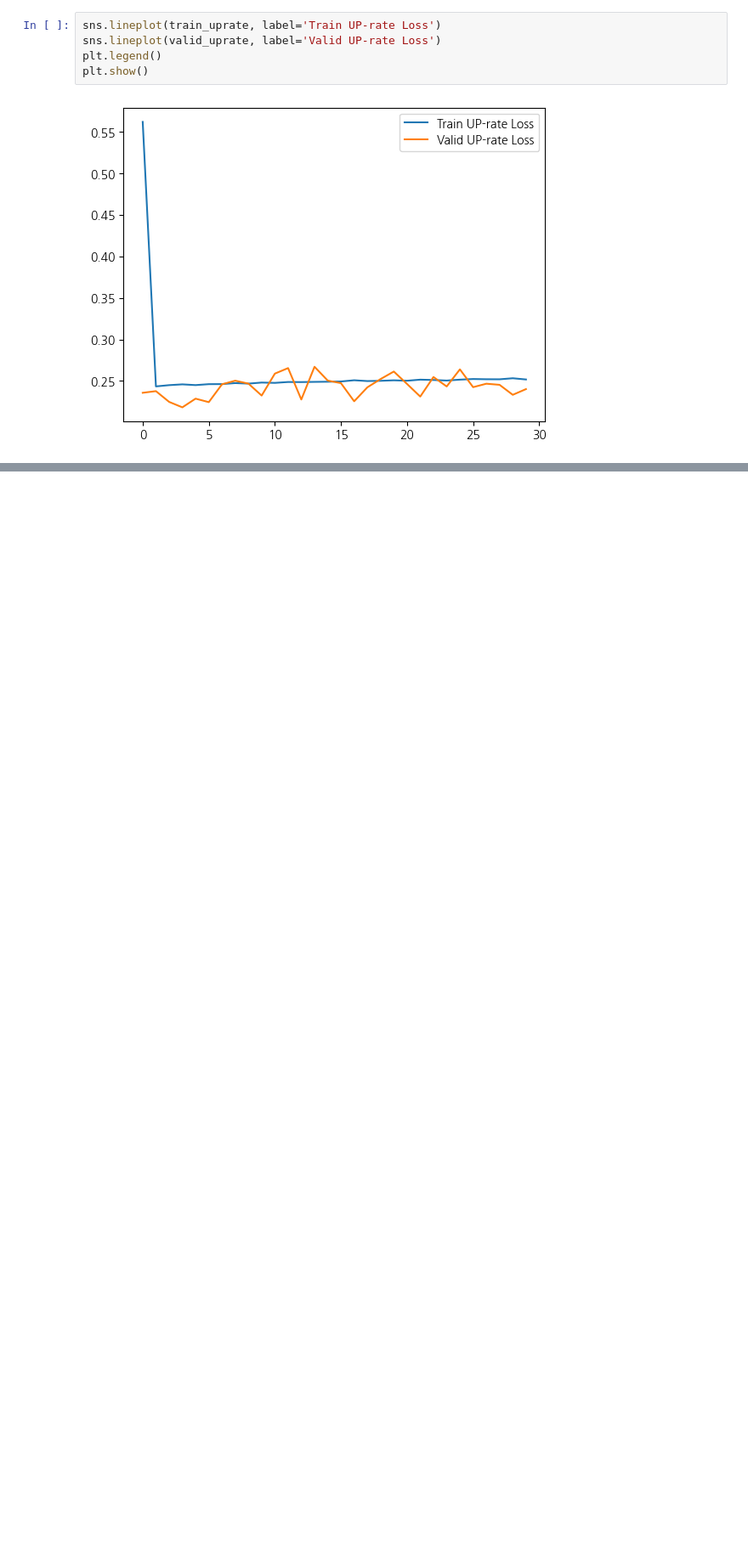
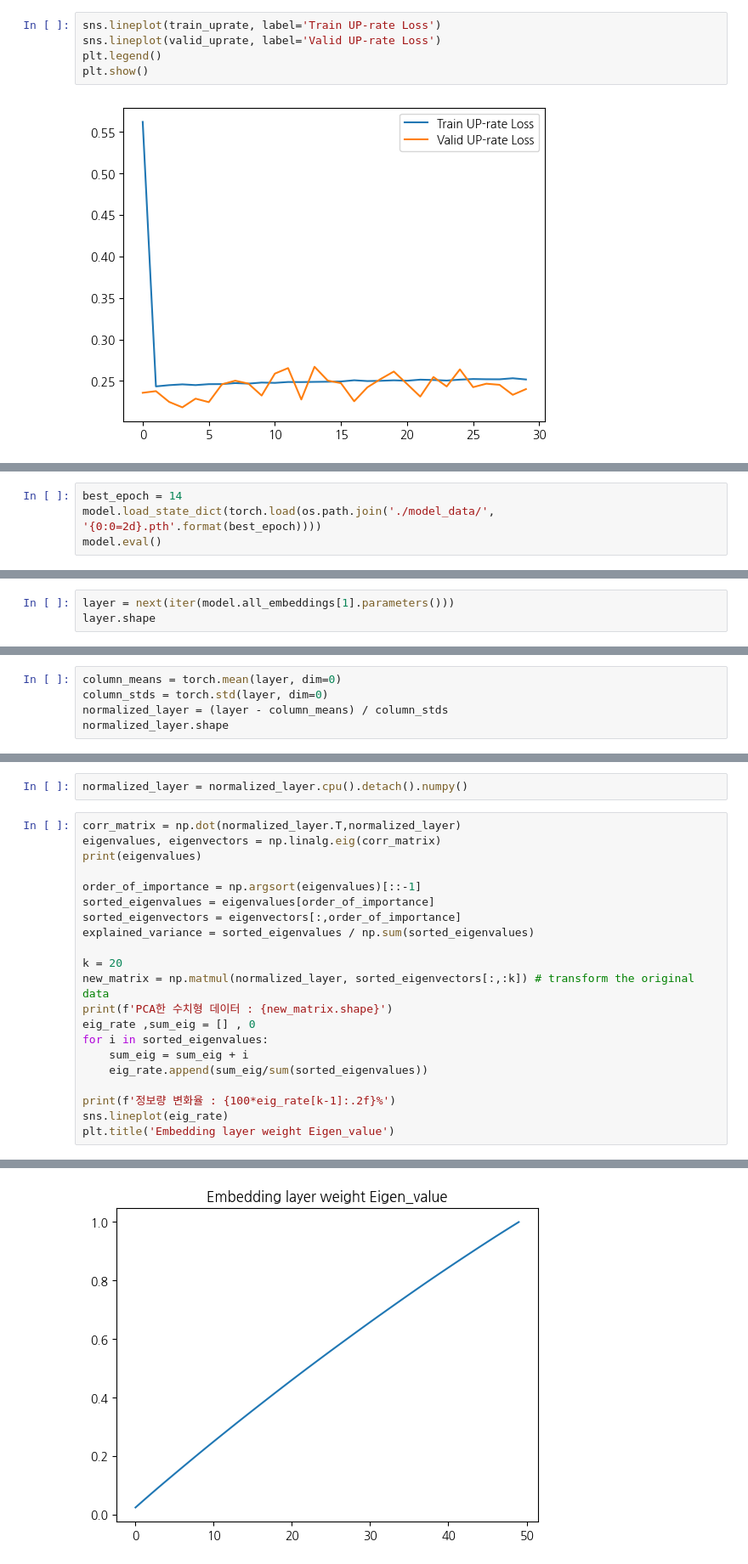
Before and after one commit to mindang/KDT-AI-Assinment, a Jupyter notebook: week7_Assignment/PCA_test_with_Embedding.ipynb, the cells around one changed output, grey strips where cells are left out. Shown at 85% size. Drawn from its saved outputs; the diff is of its cells as text; blank space fills up the shorter version.

```diff
--- a/week7_Assignment/PCA_test_with_Embedding.ipynb
+++ b/week7_Assignment/PCA_test_with_Embedding.ipynb
@@ -468,0 +473,4 @@ test_loss:1419.21 up_rate:23% RMSEloss:1068.75
+# %%
+best_epoch = 14
+model.load_state_dict(torch.load(os.path.join('./model_data/', '{0:0=2d}.pth'.format(best_epoch))))
+model.eval()
@@ -468,0 +495,3 @@ test_loss:1419.21 up_rate:23% RMSEloss:1068.75
+# %%
+layer = next(iter(model.all_embeddings[1].parameters()))
+layer.shape
@@ -468,0 +512,5 @@ test_loss:1419.21 up_rate:23% RMSEloss:1068.75
+# %%
+column_means = torch.mean(layer, dim=0)
+column_stds = torch.std(layer, dim=0)
+normalized_layer = (layer - column_means) / column_stds
+normalized_layer.shape
@@ -468,0 +519,24 @@ test_loss:1419.21 up_rate:23% RMSEloss:1068.75
+# %%
+normalized_layer = normalized_layer.cpu().detach().numpy()
+# %%
+corr_matrix = np.dot(normalized_layer.T,normalized_layer)
+eigenvalues, eigenvectors = np.linalg.eig(corr_matrix)
+print(eigenvalues)
+
+order_of_importance = np.argsort(eigenvalues)[::-1]
+sorted_eigenvalues = eigenvalues[order_of_importance]
+sorted_eigenvectors = eigenvectors[:,order_of_importance]
+explained_variance = sorted_eigenvalues / np.sum(sorted_eigenvalues)
+
+k = 20
+new_matrix = np.matmul(normalized_layer, sorted_eigenvectors[:,:k]) # transform the original data
+print(f'PCA한 수치형 데이터 : {new_matrix.shape}')
+eig_rate ,sum_eig = [] , 0
+for i in sorted_eigenvalues:
+    sum_eig = sum_eig + i
+    eig_rate.append(sum_eig/sum(sorted_eigenvalues))
+
+print(f'정보량 변화율 : {100*eig_rate[k-1]:.2f}%')
+sns.lineplot(eig_rate)
+plt.title('Embedding layer weight Eigen_value')
+# %% [output]
@@ -468,0 +554 @@ test_loss:1419.21 up_rate:23% RMSEloss:1068.75
+[figure, added]
```
Also changed, not shown: parts of 10 cells of this notebook, 10 other files.
